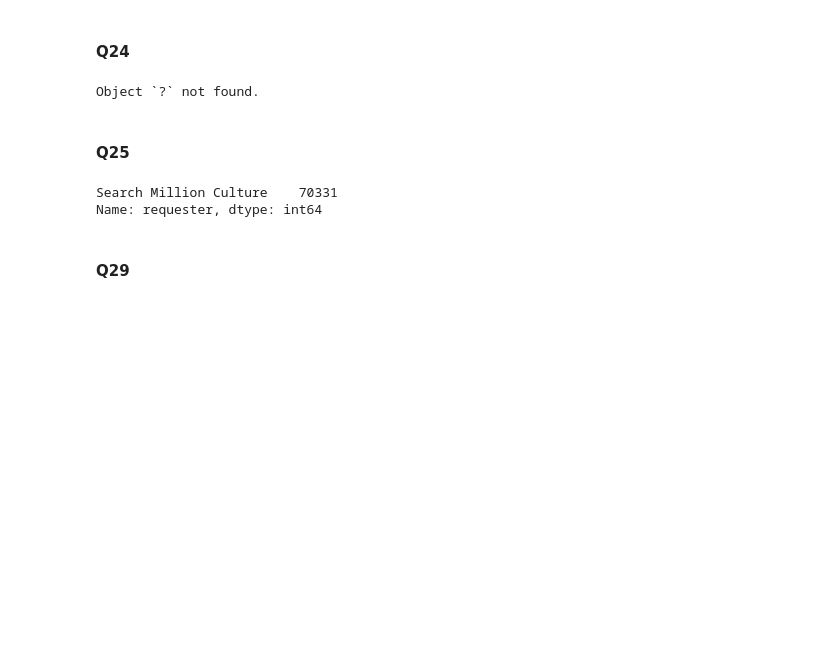
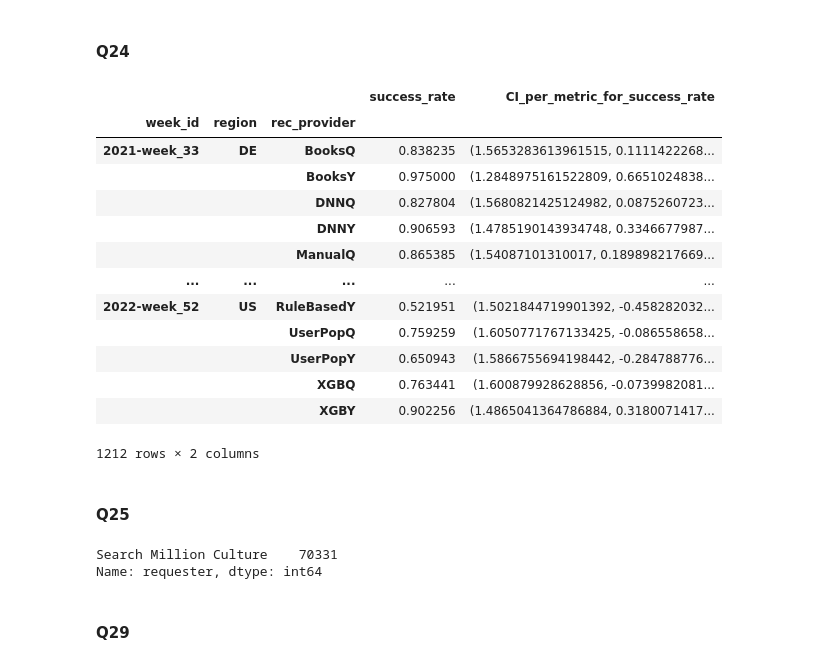
Before and after one commit to binyamin9913/Python-ML--Pandas, a Jupyter notebook: Exercise 2 - Sulotion.ipynb, the cells around one changed output. Saved outputs shown, nothing was run; the diff lists cells and outputs as text; code cells hidden in the pictures; blank space fills up the shorter version.

```diff
--- a/Exercise 2 - Sulotion.ipynb
+++ b/Exercise 2 - Sulotion.ipynb
@@ -707,17 +710,30 @@ def show_wow_graph(x,y):
 # %% [markdown]
 #### Q24
 # %%
-grouping_per_region_and_rec_provider = only_is_success.groupby(['region','rec_provider'])
+dfGroupedWowRegionAndRecProv = ad_recs_annotated.groupby(['week_id', 'region', 'rec_provider'])
 
 presentedTableWithSuccessRate = {
-    'success_rate': grouping_per_region_and_rec_provider.is_success_int.sum(),
-    'CI_per_metric': grouping_per_region_and_rec_provider.is_success_int.apply(calculate_CI)
+    'success_rate': dfGroupedWowRegionAndRecProv.is_success_int.mean(),
+    'CI_per_metric_for_success_rate': dfGroupedWowRegionAndRecProv.is_success_int.apply(calc_ci)
 }
 
 presentedTableAsDataFrame = pd.DataFrame(presentedTableWithSuccessRate)
-???
+presentedTableAsDataFrame
 # %% [output]
+|  |  |  | success_rate | CI_per_metric_for_success_rate |
+| week_id | region | rec_provider |  |  |
+| 2021-week_33 | DE | BooksQ | 0.838235 | (1.5653283613961515, 0.1111422268... |
+|  |  | BooksY | 0.975000 | (1.2848975161522809, 0.6651024838... |
+|  |  | DNNQ | 0.827804 | (1.5680821425124982, 0.0875260723... |
+|  |  | DNNY | 0.906593 | (1.4785190143934748, 0.3346677987... |
+|  |  | ManualQ | 0.865385 | (1.54087101310017, 0.189898217669... |
+| ... | ... | ... | ... | ... |
+| 2022-week_52 | US | RuleBasedY | 0.521951 | (1.5021844719901392, -0.458282032... |
+|  |  | UserPopQ | 0.759259 | (1.6050771767133425, -0.086558658... |
+|  |  | UserPopY | 0.650943 | (1.5866755694198442, -0.284788776... |
+|  |  | XGBQ | 0.763441 | (1.600879928628856, -0.0739982081... |
+|  |  | XGBY | 0.902256 | (1.4865041364786884, 0.3180071417... |
-Object `?` not found.
+1212 rows × 2 columns
 # %% [markdown]
 #### Q25
 # %%
```
Also changed, not shown: parts of 17 cells of this notebook.
